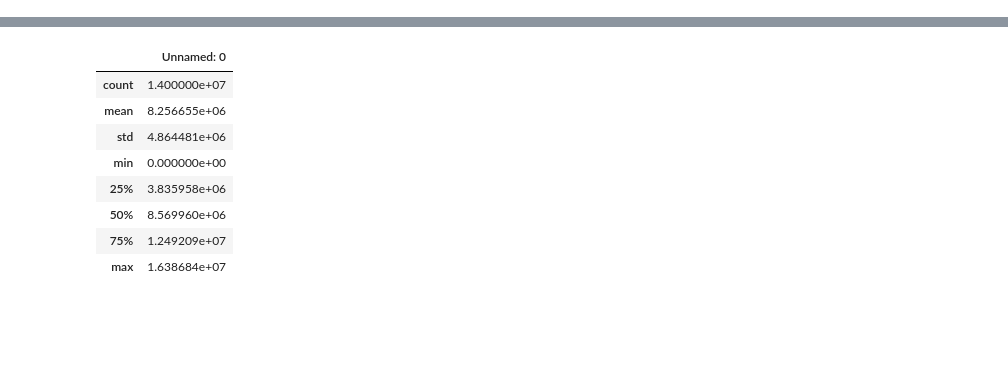
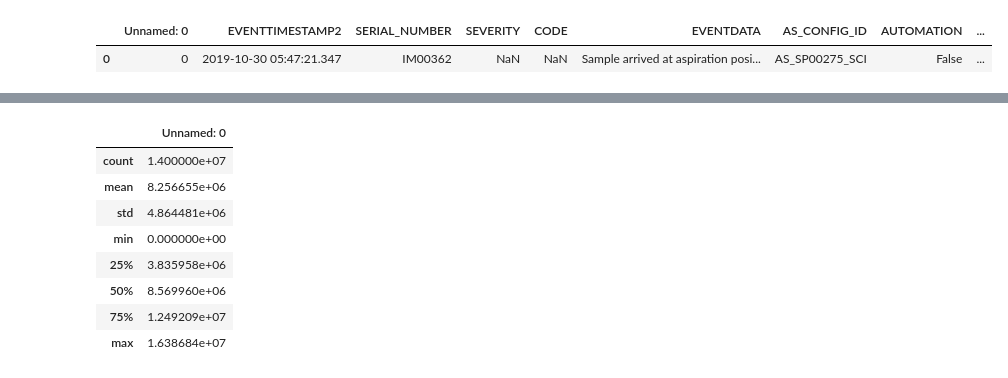
Before and after one commit to shivamt92/Siemens_Project, a Jupyter notebook: Siemens Project- Preprocessing.ipynb, the cells around one changed output, grey strips where cells are left out. Cells and saved outputs as stored; diff of their text form; code cells hidden in the pictures; blank space fills up the shorter version.

```diff
--- a/Siemens Project.ipynb
+++ b/Siemens Project- Preprocessing.ipynb
@@ -1,3 +4,10 @@
+# %%
+data = pd.read_csv('/users/user/Desktop/Simensproject/eventdata.csv', nrows = 1)
+# %%
+data
+# %% [output]
+|  | Unnamed: 0 | EVENTTIMESTAMP2 | SERIAL_NUMBER | SEVERITY | CODE | EVENTDATA | AS_CONFIG_ID | AUTOMATION | ... |
+| 0 | 0 | 2019-10-30 05:47:21.347 | IM00362 | NaN | NaN | Sample arrived at aspiration posi... | AS_SP00275_SCI | False | ... |
 # %%
 import numpy as np
 import pandas as pd
```
Also changed, not shown: parts of 18 cells of this notebook, 1 other file.
